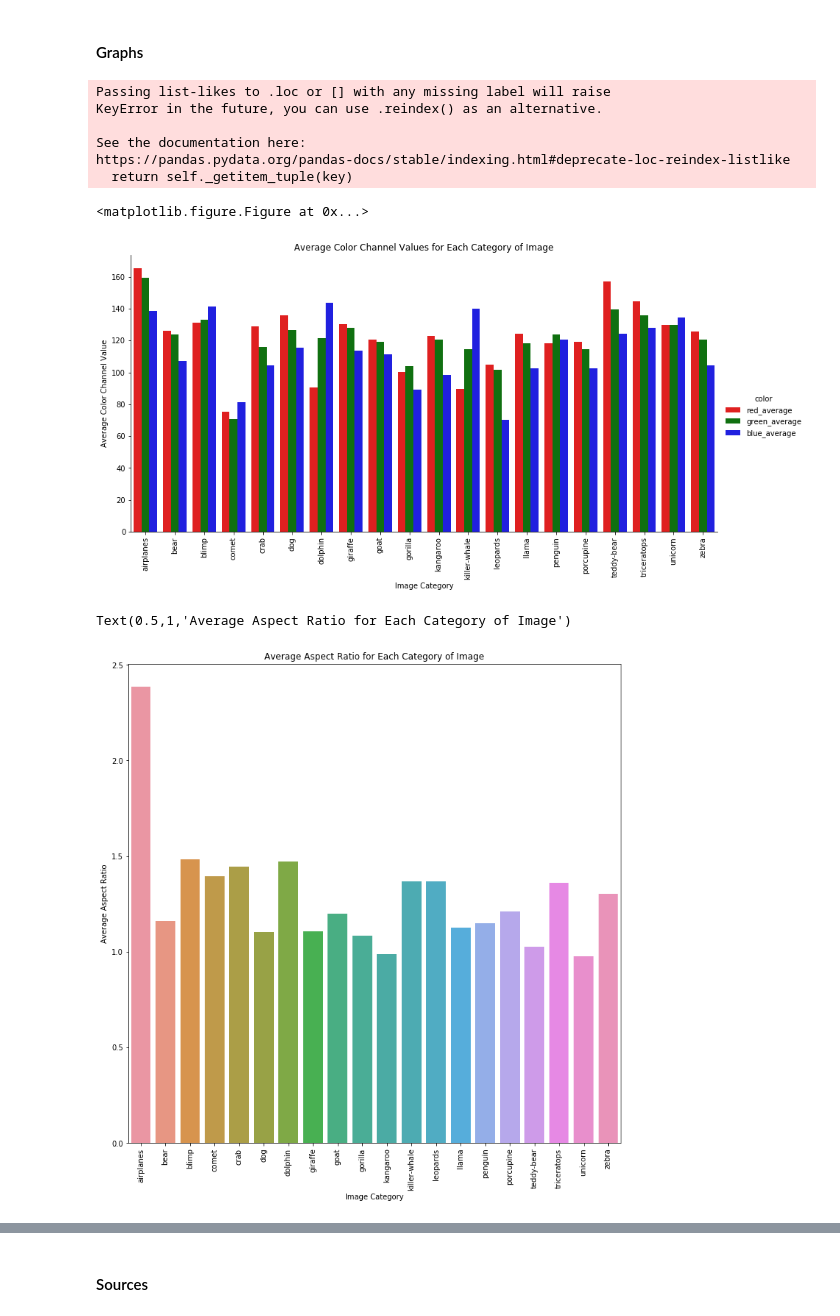
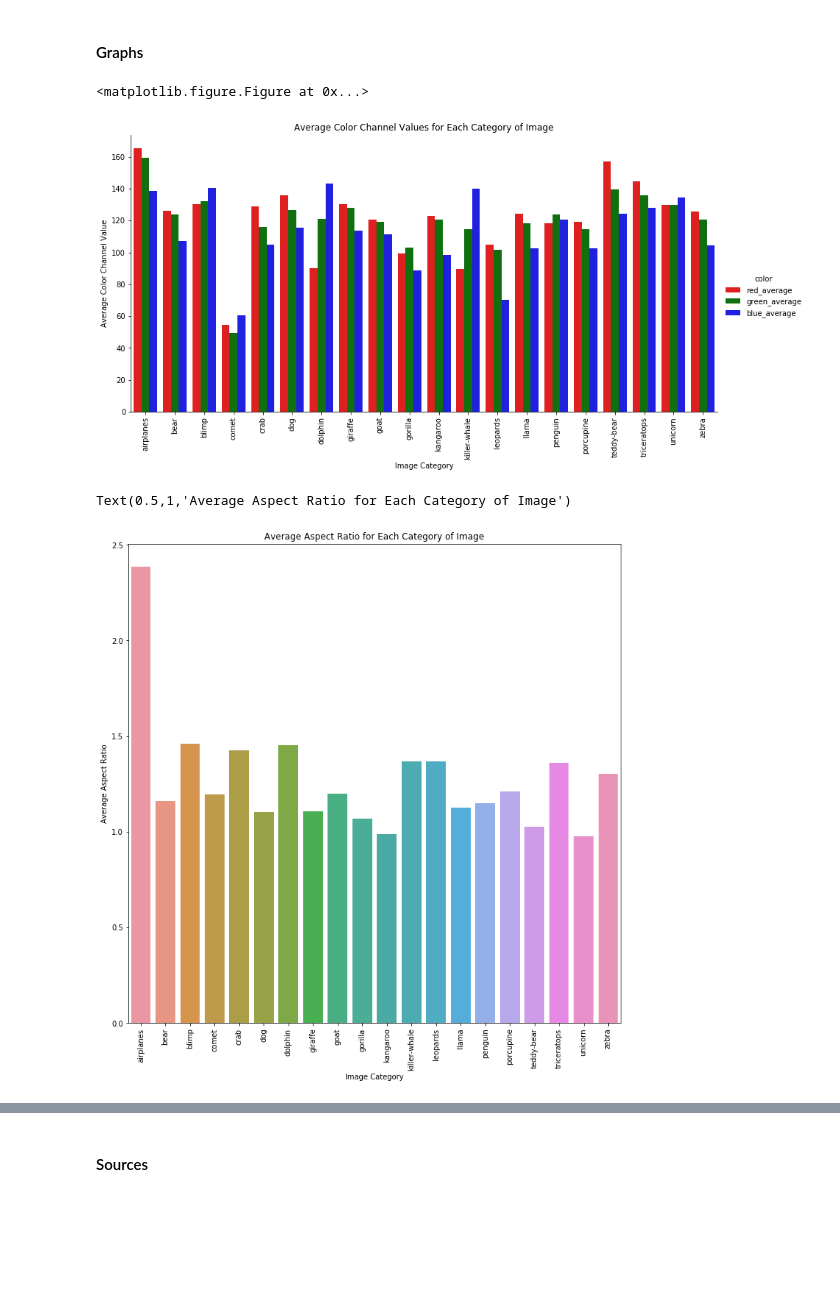
Before and after one commit to chriscorrea14/ds100_final_proj, a Jupyter notebook: GradProject_NB2.ipynb, the cells around one changed output, grey strips where cells are left out. Drawn from its saved outputs; the diff is of its cells as text; code cells hidden in the pictures; blank space fills up the shorter version.

```diff
--- a/GradProject_NB2.ipynb
+++ b/GradProject_NB2.ipynb
@@ -120,6 +120,9 @@ def expand_1_channel(image):
         return image
     return np.repeat(np.expand_dims(image, axis=2), 3, axis=2)
 starting_data['image'] = starting_data['image'].apply(expand_1_channel)
+# %%
+# Create separate df for EDA
+eda_data = starting_data.copy()
 # %% [markdown]
 Define more features above, performing any EDA research below. We expect all external sources sited, and a couple significant different graphs indicating some form of EDA.
 # %% [markdown]
@@ -130,47 +133,40 @@ Define more features above, performing any EDA research below. We expect all ext
 # Examining trends in average color channel
 
 # Compute the average red-channel for each image
-starting_data['red_average'] = pd.Series([ft1(image) for image in starting_data['image']])
+eda_data['red_average'] = pd.Series([ft1(image) for image in eda_data['image']])
 
 # Compute the average green-channel for each image
-starting_data['gr# a = starting_data.loc[0, 'image'][:,:,0]
+eda_data['green_average'] = pd.Series([ft2(image) for image in eda_data['image']])
+# a = starting_data.loc[0, 'image'][:,:,0]
 # print(a.shape)
-een_average'] = pd.Series([ft2(image) for image in starting_data['image']])
 
 # Compute the average blue-channel for each image
-starting_data['blue_average'] = pd.Series([ft3(image) for image in starting_data['image']])
+eda_data['blue_average'] = pd.Series([ft3(image) for image in eda_data['image']])
 # %%
 # Reorganize color variable into hue column
-starting_data_colored = starting_data.copy()
-if not 'new_index' in starting_data_colored:
-    starting_data_colored.reset_index(inplace=True)
-    starting_data_colored.rename(columns={'index':'new_index'}, inplace=True)
+eda_data_colored = eda_data.copy()
+if not 'new_index' in eda_data_colored:
+    eda_data_colored.reset_index(inplace=True)
+    eda_data_colored.rename(columns={'index':'new_index'}, inplace=True)
 
-starting_data_colored = pd.melt(starting_data, id_vars=['new_index', 'image', 'label'],
+eda_data_colored = pd.melt(eda_data_colored, id_vars=['new_index', 'image', 'label'],
                                value_vars=['red_average', 'green_average', 'blue_average'])
-starting_data_colored.rename(columns={'variable':'color'}, inplace=True)
+eda_data_colored.rename(columns={'variable':'color'}, inplace=True)
-# %% [output]
-Passing list-likes to .loc or [] with any missing label will raise
-KeyError in the future, you can use .reindex() as an alternative.
-
-See the documentation here:
-https://pandas.pydata.org/pandas-docs/stable/indexing.html#deprecate-loc-reindex-listlike
-  return self._getitem_tuple(key)
 # %%
 #sns.barplot(starting_data.groupby(['label']).mean().reset_index()['label'],
 #           starting_data.groupby(['label']).mean()['red_average'])
 #plt.xticks(np.arange(0,20), categories[2:], rotation=90)
 
 plt.figure(figsize=[12,12])
-sns.catplot(x='label', y='value', hue='color', data=starting_data_colored,
+sns.catplot(x='label', y='value', hue='color', data=eda_data_colored,
             kind='bar', palette=['r','g','b'], height=6, aspect=2, ci=None)
 plt.xticks(np.arange(0,20), categories, rotation=90)
 plt.xlabel('Image Category')
 plt.ylabel('Average Color Channel Value')
 plt.title('Average Color Channel Values for Each Category of Image');
 # %% [output]
 <matplotlib.figure.Figure at 0x...>
-[figure, old version]
+[figure, new version]
 # %%
 # Exploration of data!
 
@@ -179,14 +175,14 @@ starting_data['aspect_ratio'] = pd.Series([ft4(image) for image in starting_data
 # %%
 plt.figure(figsize=[12,12])
-sns.barplot(x=starting_data.groupby(['label']).mean().reset_index()['label'],
-            y=starting_data.groupby(['label']).mean()['aspect_ratio'])
+sns.barplot(x=eda_data.groupby(['label']).mean().reset_index()['label'],
+            y=eda_data.groupby(['label']).mean()['aspect_ratio'])
 plt.xlabel('Image Category')
 plt.xticks(np.arange(0,20), categories, rotation=90)
 plt.ylabel('Average Aspect Ratio')
 plt.title('Average Aspect Ratio for Each Category of Image')
 # %% [output]
 Text(0.5,1,'Average Aspect Ratio for Each Category of Image')
-[figure, old version]
+[figure, new version]
 # %%
 # Exploration of data!
 
```
Also changed, not shown: parts of 17 cells of this notebook, 1 other file.
